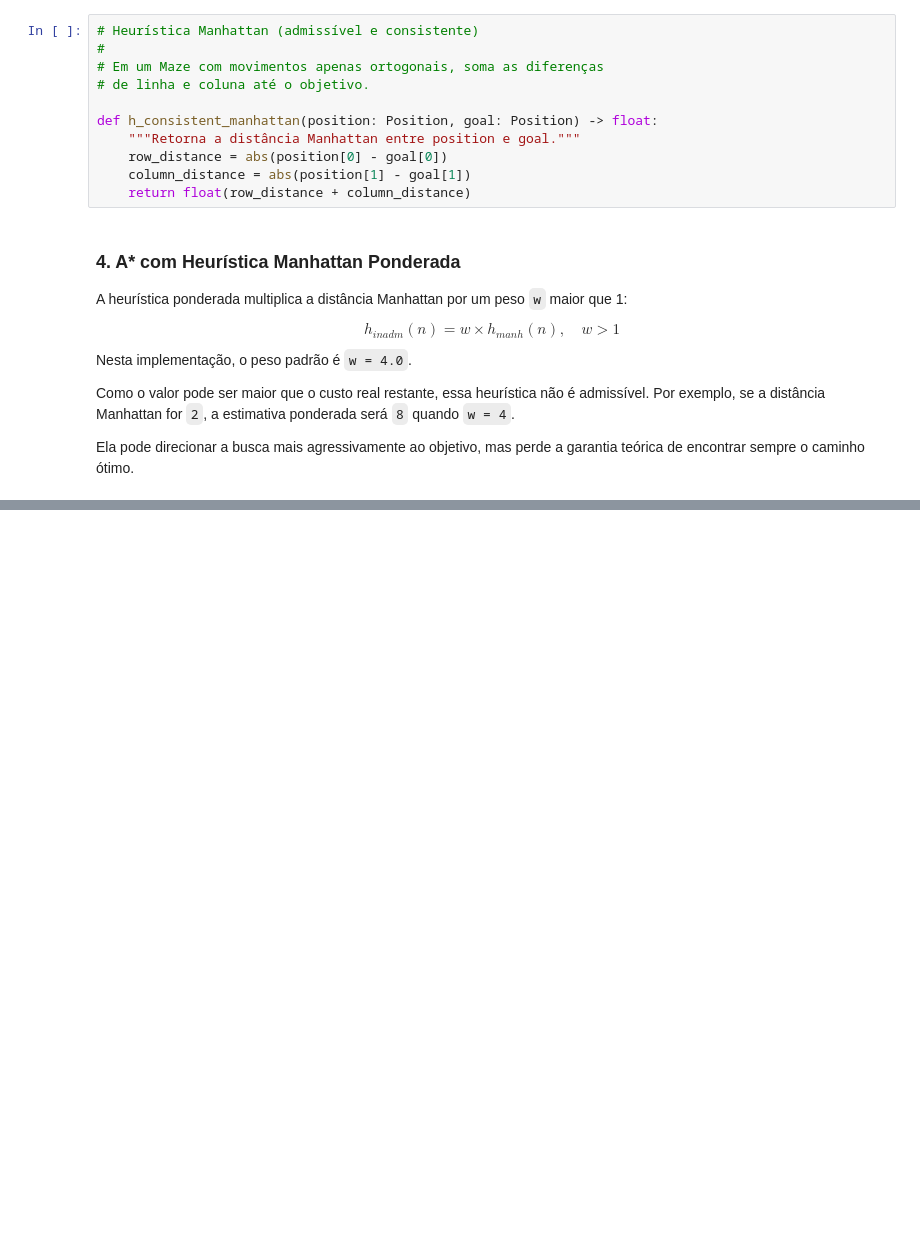
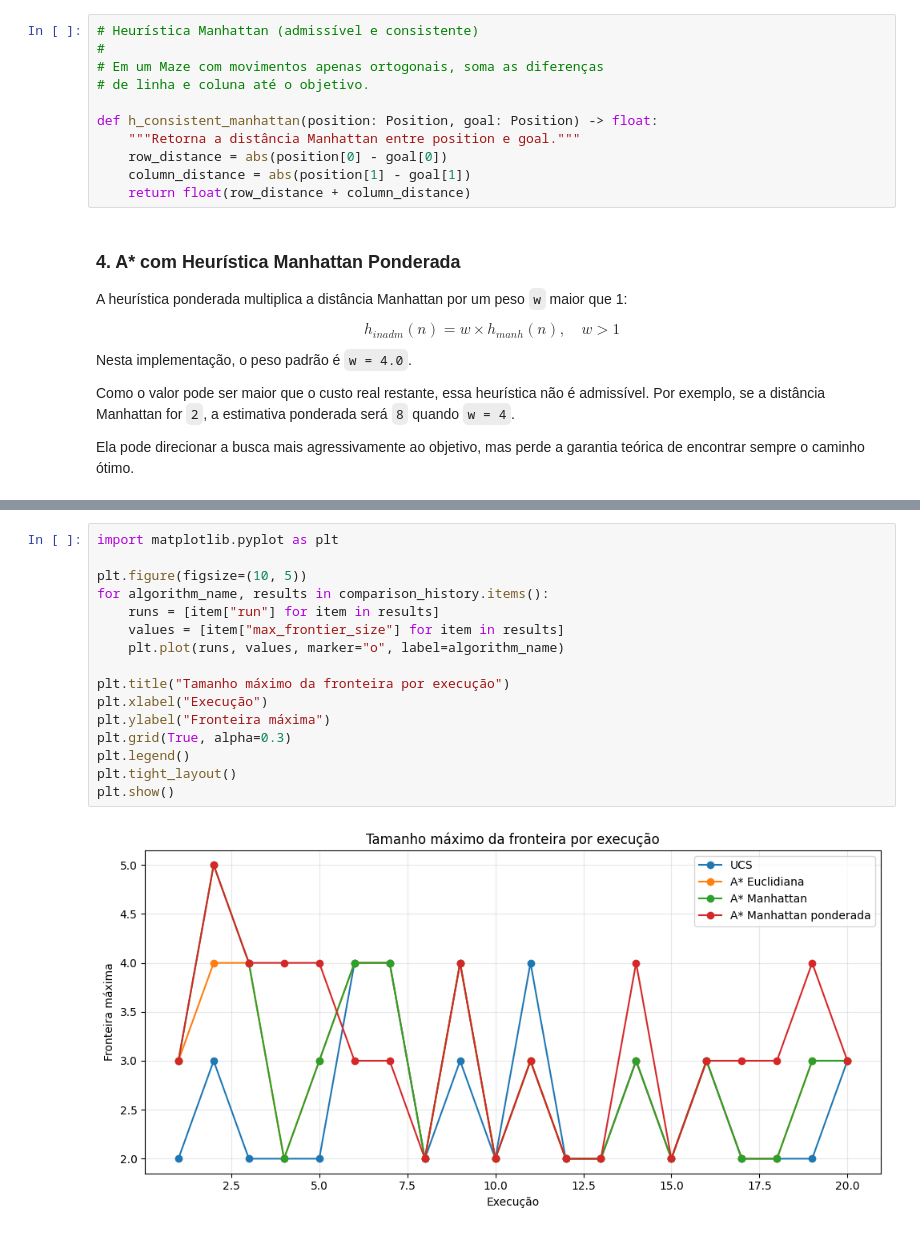
Before and after one commit to l-eduardo/search-methods, a Jupyter notebook: notebook.ipynb, the cells around one changed output, grey strips where cells are left out. Cells and saved outputs as stored; diff of their text form; blank space fills up the shorter version.

```diff
--- a/notebook.ipynb
+++ b/notebook.ipynb
@@ -588,0 +934,18 @@ Antes de inserir um sucessor na fronteira, deve-se verificar o menor custo `g(n)
+# %%
+import matplotlib.pyplot as plt
+
+plt.figure(figsize=(10, 5))
+for algorithm_name, results in comparison_history.items():
+    runs = [item["run"] for item in results]
+    values = [item["max_frontier_size"] for item in results]
+    plt.plot(runs, values, marker="o", label=algorithm_name)
+
+plt.title("Tamanho máximo da fronteira por execução")
+plt.xlabel("Execução")
+plt.ylabel("Fronteira máxima")
+plt.grid(True, alpha=0.3)
+plt.legend()
+plt.tight_layout()
+plt.show()
+# %% [output]
+[figure, added]
```
Also changed, not shown: parts of 15 cells of this notebook.
